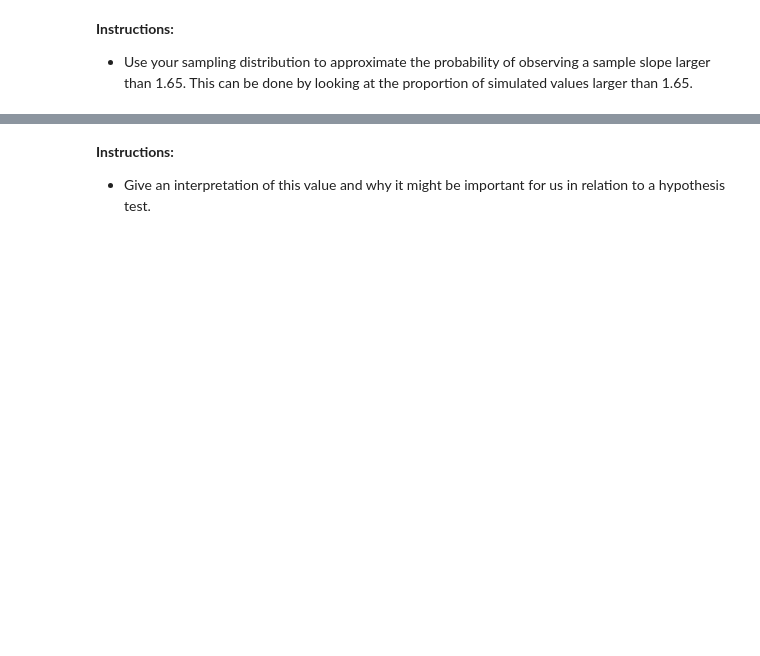
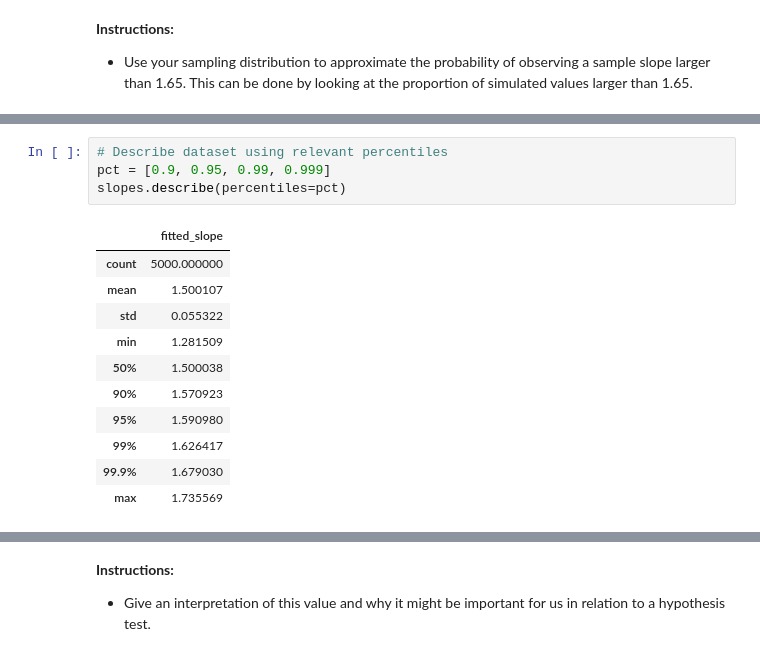
Before and after one commit to trevorlillywhite/HW5_ST554_Trevor_Lillywhite, a Jupyter notebook: HW_5_ST_554_Trevor_Lillywhite.ipynb, the cells around one changed output, grey strips where cells are left out. Cells and saved outputs as stored; diff of their text form; blank space fills up the shorter version.

```diff
--- a/HW_5_ST_554_Trevor_Lillywhite.ipynb
+++ b/HW_5_ST_554_Trevor_Lillywhite.ipynb
@@ -80,0 +205,16 @@ _Approach:_
+# %%
+# Describe dataset using relevant percentiles
+pct = [0.9, 0.95, 0.99, 0.999]
+slopes.describe(percentiles=pct)
+# %% [output]
+|  | fitted_slope |
+| count | 5000.000000 |
+| mean | 1.500107 |
+| std | 0.055322 |
+| min | 1.281509 |
+| 50% | 1.500038 |
+| 90% | 1.570923 |
+| 95% | 1.590980 |
+| 99% | 1.626417 |
+| 99.9% | 1.679030 |
+| max | 1.735569 |
```
Also changed, not shown: parts of 22 cells of this notebook.
